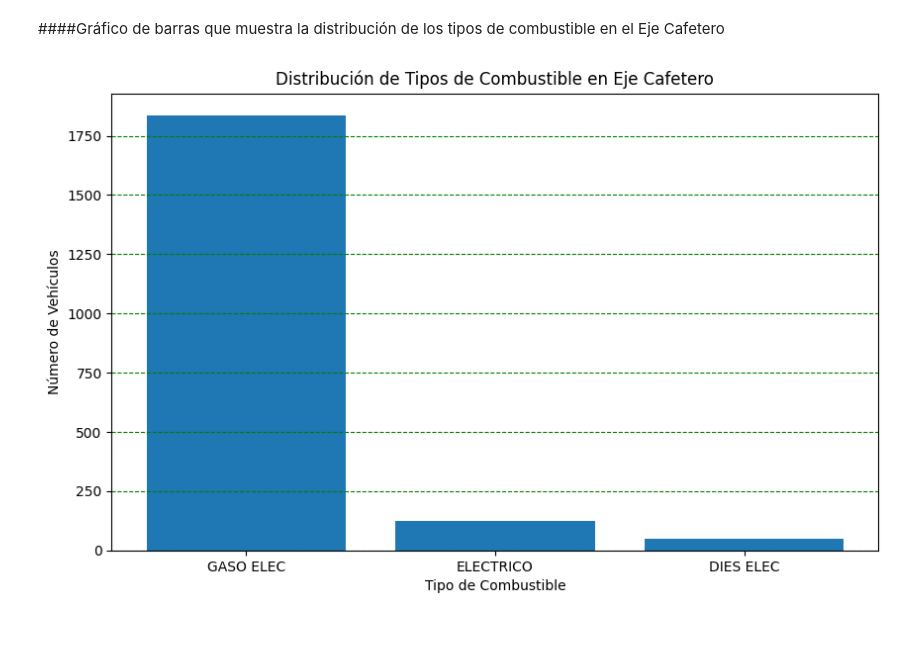
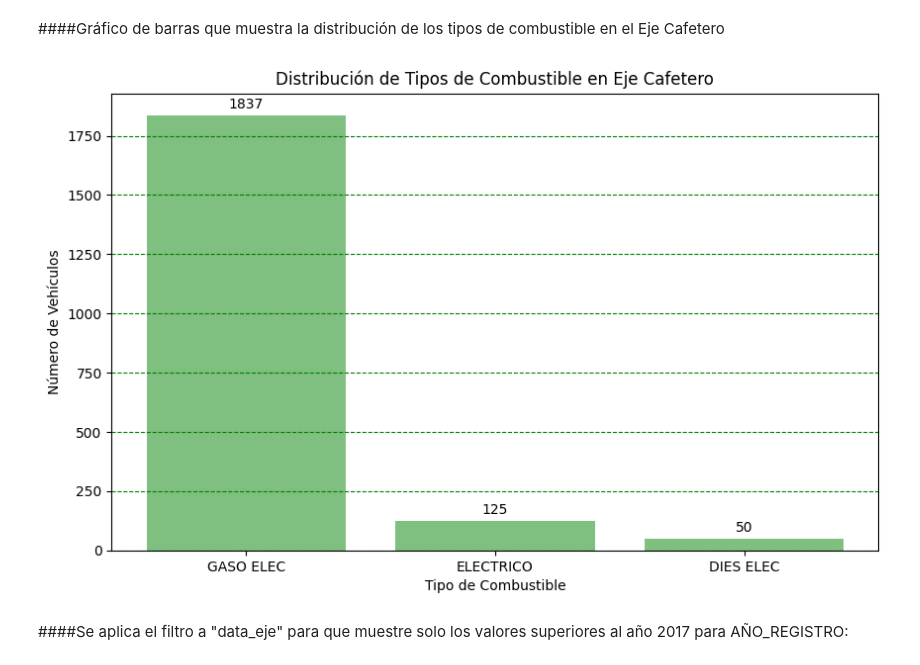
Before and after one commit to ValenC25/Proyecto, a Jupyter notebook: Proyecto_Datos_que_Impulsan_la_Transición.ipynb, the cells around one changed output. Saved outputs shown, nothing was run; the diff lists cells and outputs as text; code cells hidden in the pictures; blank space fills up the shorter version.

```diff
--- a/Proyecto_Datos_que_Impulsan_la_Transición.ipynb
+++ b/Proyecto_Datos_que_Impulsan_la_Transición.ipynb
@@ -147,6 +148,6 @@ data.groupby('DEPARTAMENTO').count()
 # %% [markdown]
 ####<font color='GREENN'>Se seleccionan las columnas que contienen información relevante para el estudio, reduciendo así el tamaño del dataframe</font>
 # %%
-data_estudio = data[["DEPARTAMENTO", "CLASE", "COMBUSTIBLE", "AÑO_REGISTRO"]]
+data_estudio = data[["DEPARTAMENTO", "CLASE", "COMBUSTIBLE", 'FECHA_REGISTRO', "AÑO_REGISTRO", ]]
 data_estudio
 # %% [output]
@@ -396,18 +466,18 @@ plt.show()
 # %% [markdown]
 ####<font color='GREENN'>Gráfico de barras que muestra la distribución de los tipos de combustible en el Eje Cafetero
 # %%
-import matplotlib.pyplot as plt
-
-# Count the occurrences of each fuel type in the combined dataframe
 fuel_counts = data_eje['COMBUSTIBLE'].value_counts()
 
-# Create the bar plot for fuel distribution
 plt.figure(figsize=(10, 6))
-plt.bar(fuel_counts.index, fuel_counts.values)
+barras = plt.bar(fuel_counts.index, fuel_counts.values, color = "green", alpha = 0.5)
 plt.xlabel('Tipo de Combustible')
 plt.ylabel('Número de Vehículos')
 plt.title('Distribución de Tipos de Combustible en Eje Cafetero')
 plt.grid(axis='y', linestyle='--', color= 'green')
+plt.bar_label(barras, padding=3)
+
 plt.show()
 # %% [output]
-[figure, old version]
+[figure, new version]
+# %% [markdown]
+####<font color='GREENN'>Se aplica el filtro a "data_eje" para que muestre solo los valores superiores al año 2017 para AÑO_REGISTRO:
```
Also changed, not shown: parts of 66 cells of this notebook.
